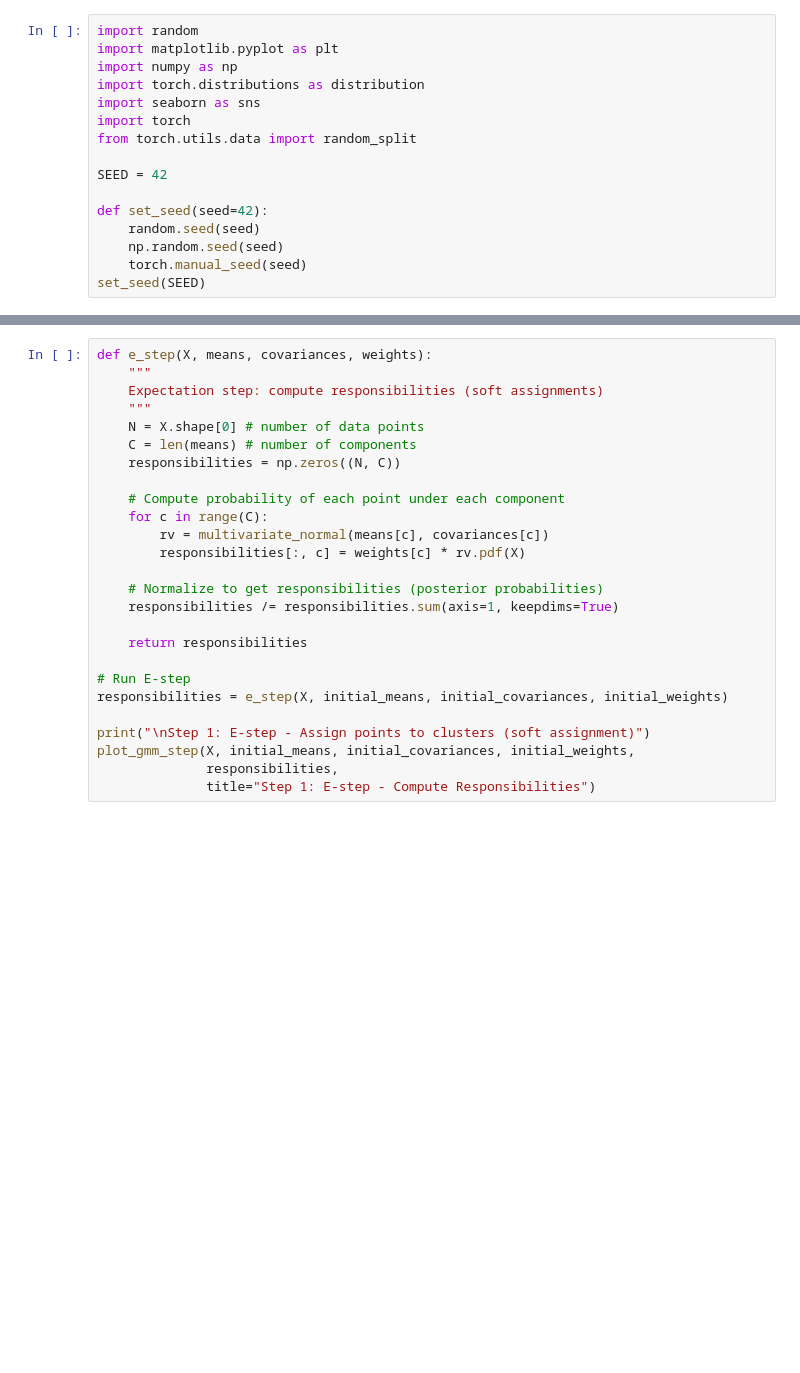
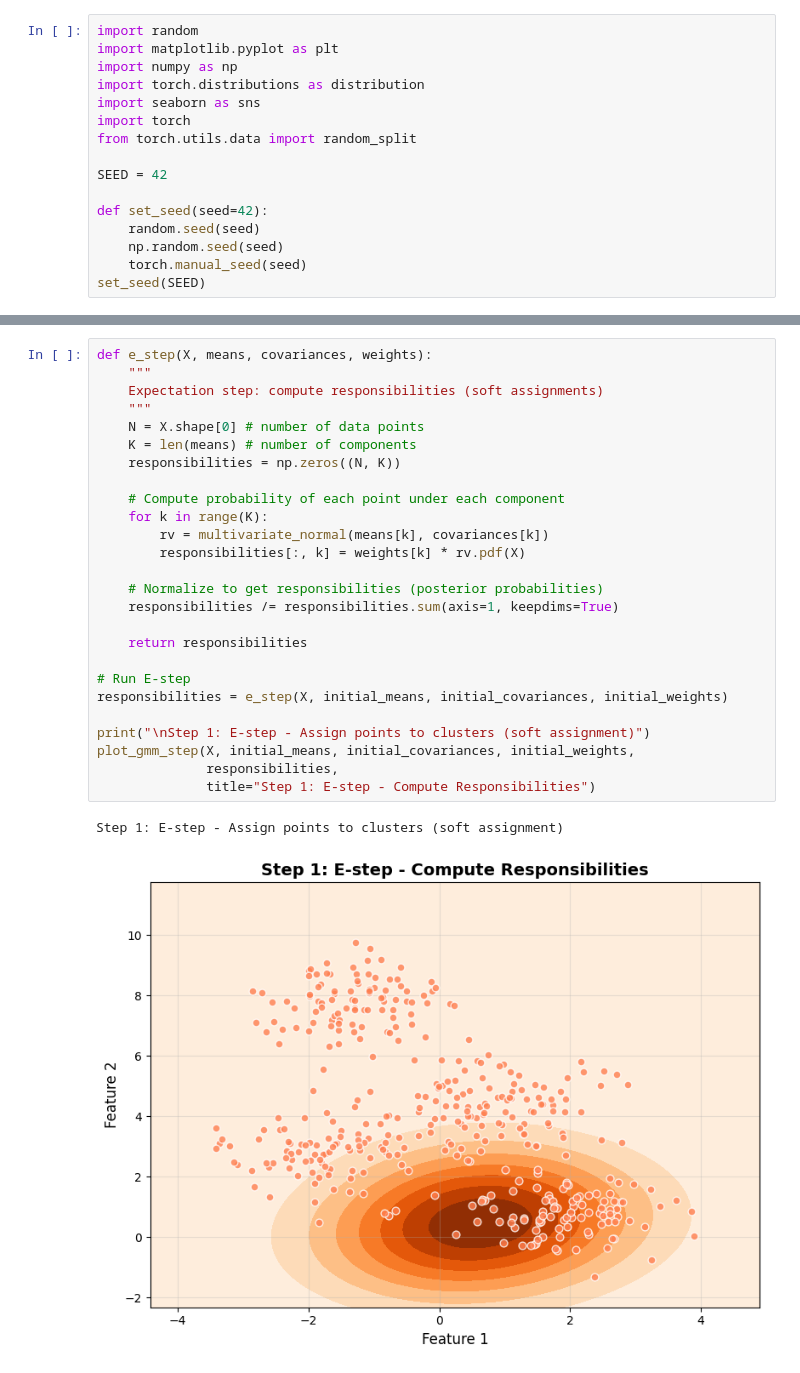
Before and after one commit to faressc/dl4ad, a Jupyter notebook: notebooks/09-latent-models.ipynb, the cells around one changed output, grey strips where cells are left out. Drawn from its saved outputs; the diff is of its cells as text; blank space fills up the shorter version.

```diff
--- a/notebooks/09-latent-models.ipynb
+++ b/notebooks/09-latent-models.ipynb
@@ -139,26 +163,29 @@ plot_gmm_step(X, initial_means, initial_covariances, initial_weights,
 # %%
 def e_step(X, means, covariances, weights):
     """
     Expectation step: compute responsibilities (soft assignments)
     """
     N = X.shape[0] # number of data points
-    C = len(means) # number of components
-    responsibilities = np.zeros((N, C))
+    K = len(means) # number of components
+    responsibilities = np.zeros((N, K))
 
     # Compute probability of each point under each component
-    for c in range(C):
-        rv = multivariate_normal(means[c], covariances[c])
-        responsibilities[:, c] = weights[c] * rv.pdf(X)
+    for k in range(K):
+        rv = multivariate_normal(means[k], covariances[k])
+        responsibilities[:, k] = weights[k] * rv.pdf(X)
 
     # Normalize to get responsibilities (posterior probabilities)
     responsibilities /= responsibilities.sum(axis=1, keepdims=True)
 
     return responsibilities
 
 # Run E-step
 responsibilities = e_step(X, initial_means, initial_covariances, initial_weights)
 
 print("\nStep 1: E-step - Assign points to clusters (soft assignment)")
 plot_gmm_step(X, initial_means, initial_covariances, initial_weights,
               responsibilities,
               title="Step 1: E-step - Compute Responsibilities")
+# %% [output]
+Step 1: E-step - Assign points to clusters (soft assignment)
+[figure, added]
```
Also changed, not shown: parts of 23 cells of this notebook.
